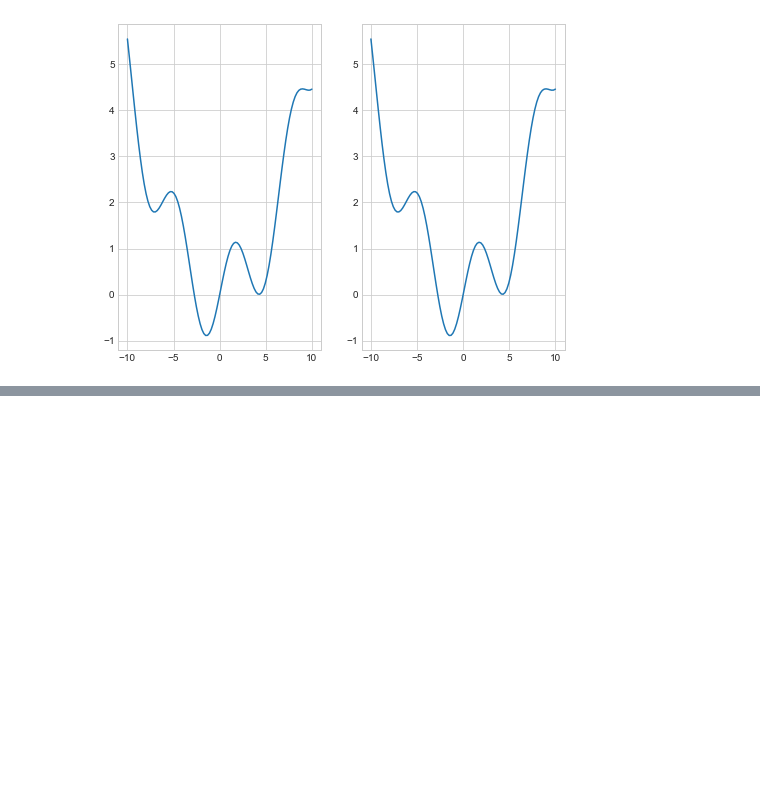
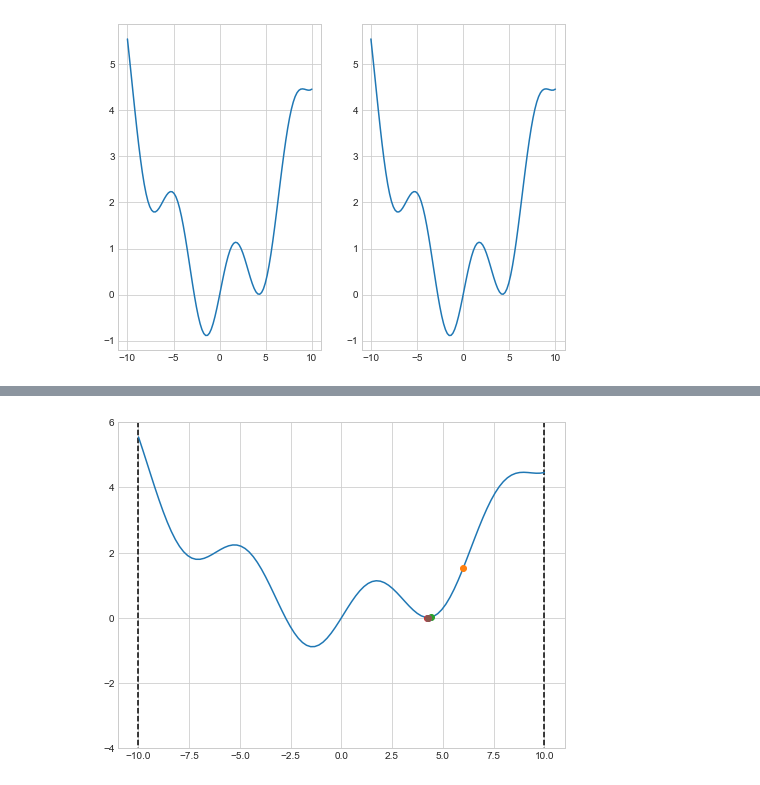
Before and after one commit to Goldfield1/NumEconClass, a Jupyter notebook: Exercise 4/exercise4.ipynb, the cells around one changed output, grey strips where cells are left out. Cells and saved outputs as stored; diff of their text form; code cells hidden in the pictures; blank space fills up the shorter version.

```diff
--- a/Exercise 4/exercise4.ipynb
+++ b/Exercise 4/exercise4.ipynb
@@ -106,0 +106,26 @@ for i, x in enumerate(optmize_xs):
+# %%
+optmize_xs = []
+optmize_ys = []
+def callback(xk):
+    global optmize_xs
+    global optmize_ys
+    optmize_xs.append(xk[0])
+    optmize_ys.append(f(xk[0]))
+
+x_guess = 6
+optmize_xs.append(x_guess)
+optmize_ys.append(f(x_guess))
+
+#options={'maxiter':5000},tol=1e-10
+
+bounds = [(-10,10)]
+
+obj = lambda x: f(x)
+#res = optimize.minimize(obj, x_guess, method='Nelder-Mead', callback = callback)
+res = optimize.minimize(obj, x_guess, method='SLSQP', callback = callback, bounds = bounds)
+x_best_scipy = res.x[0]
+f_best_scipy = res.fun
+
+draw_optimization(xs, ys, optmize_xs, optmize_ys, bounds[0])
+# %% [output]
+[figure, added]
```
Also changed, not shown: parts of 2 cells of this notebook.
